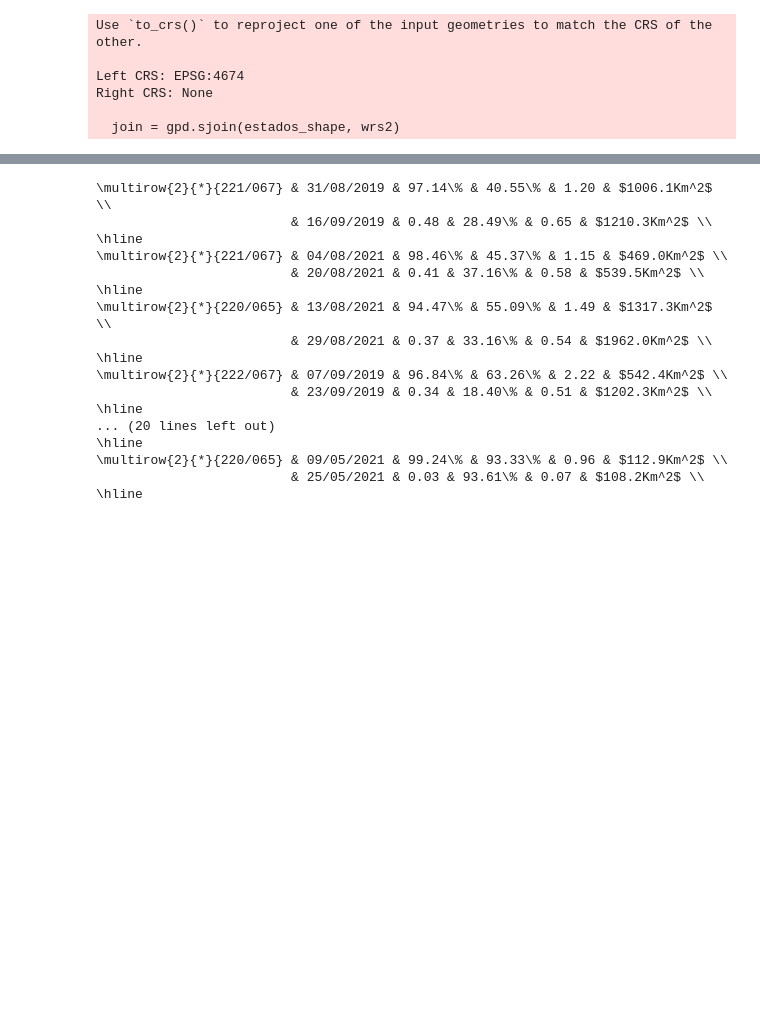
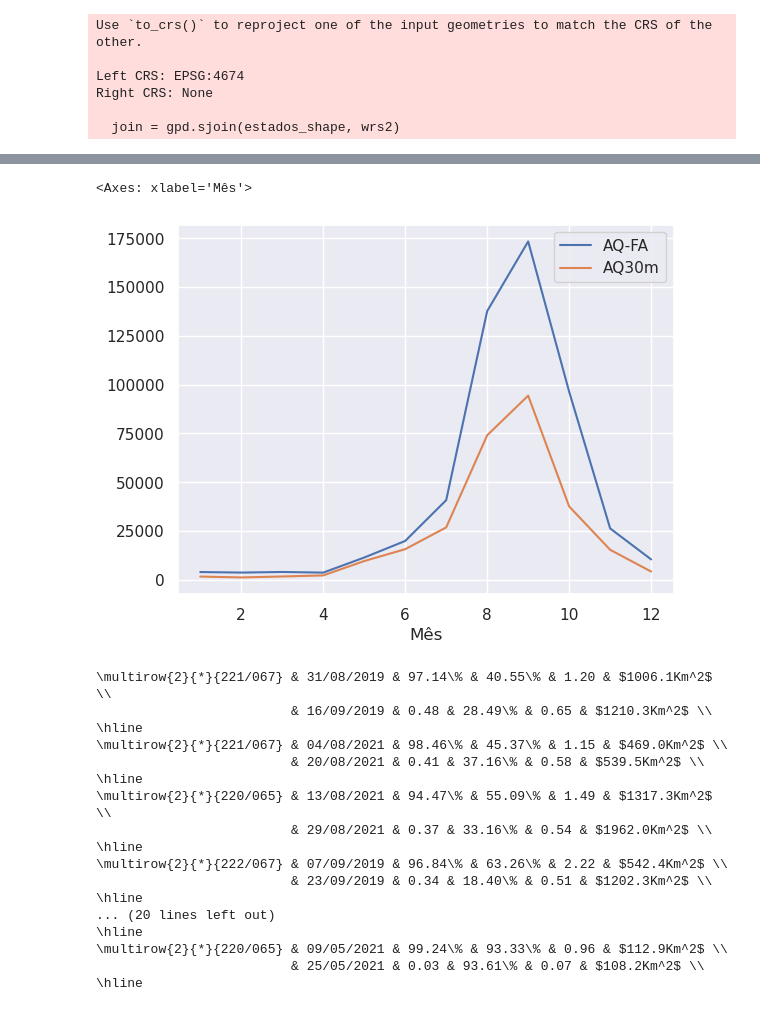
Before and after one commit to josebraz/INPE-Queimadas, a Jupyter notebook: validacao.ipynb, the cells around one changed output, grey strips where cells are left out. Saved outputs shown, nothing was run; the diff lists cells and outputs as text; code cells hidden in the pictures; blank space fills up the shorter version.

```diff
--- a/validacao.ipynb
+++ b/validacao.ipynb
@@ -236,3 +293,8 @@ Computing aq_fa/AQ-FA_225_68_2022-07-01_2022-07-31...
+# %%
+data_df.drop(["Ano"], axis=1).set_index(["Mês"]).plot.line()
+# %% [output]
+<Axes: xlabel='Mês'>
+[figure, added]
 # %%
 def to_pretty_table_latex(dt: pd.DataFrame, columns: list[str], sort: list[str]) -> pd.Series:
     def print_item(column: str, item: any):
```
Also changed, not shown: parts of 5 cells of this notebook, 1 other file.
